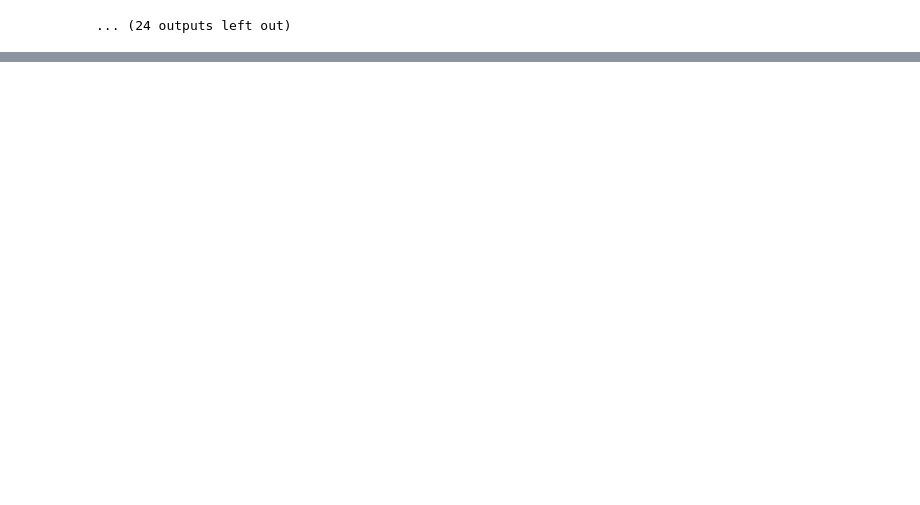
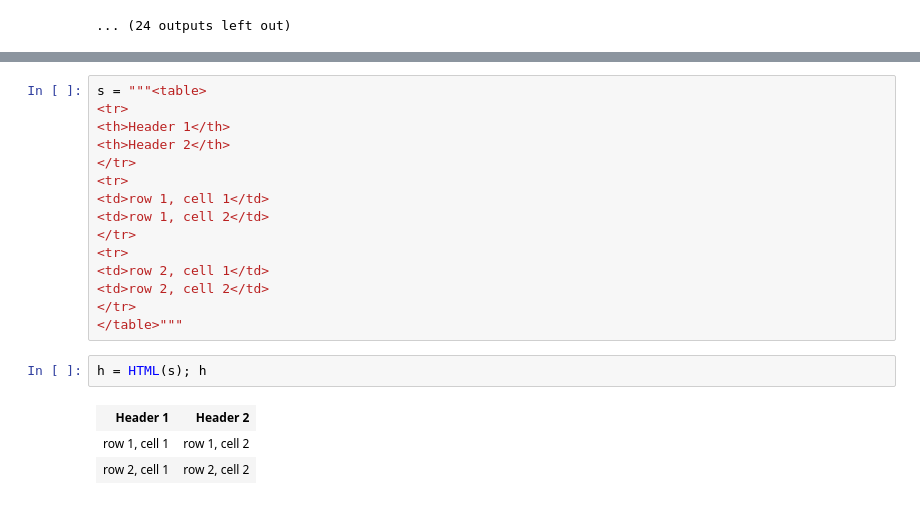
Before and after one commit to goullet/DSGRN, a Jupyter notebook: software/GUI/DSGRN_MorseGraph_Test.ipynb, the cells around one changed output, grey strips where cells are left out. Cells and saved outputs as stored; diff of their text form; blank space fills up the shorter version.

Commit message:
added test code with some HTML

```diff
--- a/software/GUI/DSGRN_MorseGraph_Test.ipynb
+++ b/software/GUI/DSGRN_MorseGraph_Test.ipynb
@@ -32,0 +71,21 @@ MorseGraph=5
+# %%
+s = """<table>
+<tr>
+<th>Header 1</th>
+<th>Header 2</th>
+</tr>
+<tr>
+<td>row 1, cell 1</td>
+<td>row 1, cell 2</td>
+</tr>
+<tr>
+<td>row 2, cell 1</td>
+<td>row 2, cell 2</td>
+</tr>
+</table>"""
+# %%
+h = HTML(s); h
+# %% [output]
+| Header 1 | Header 2 |
+| row 1, cell 1 | row 1, cell 2 |
+| row 2, cell 1 | row 2, cell 2 |
```
Also changed, not shown: parts of 2 cells of this notebook.
